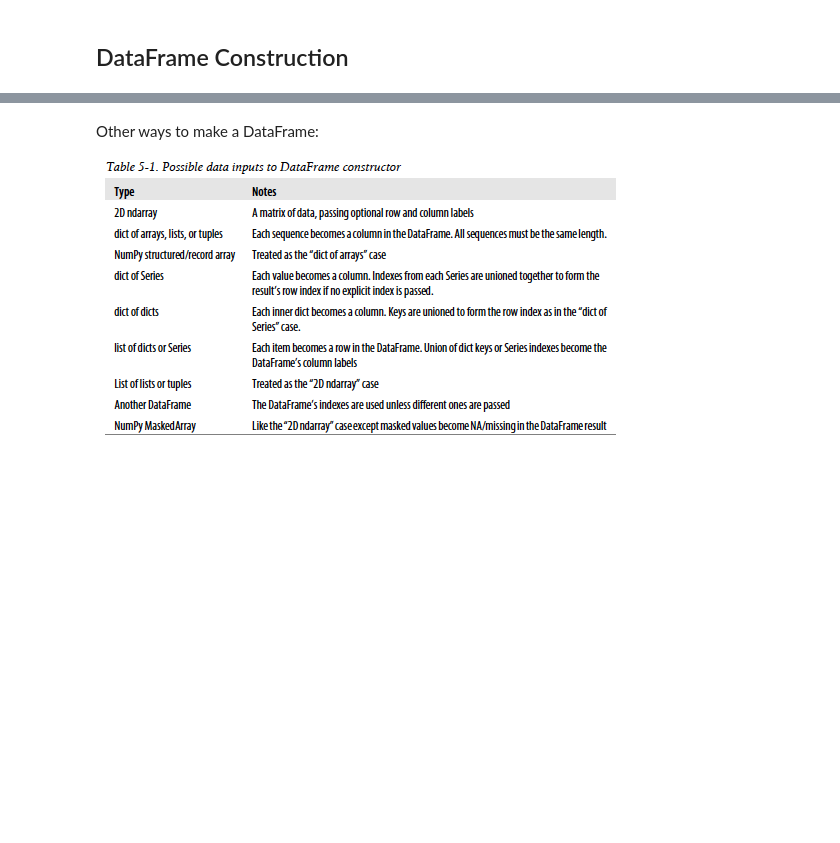
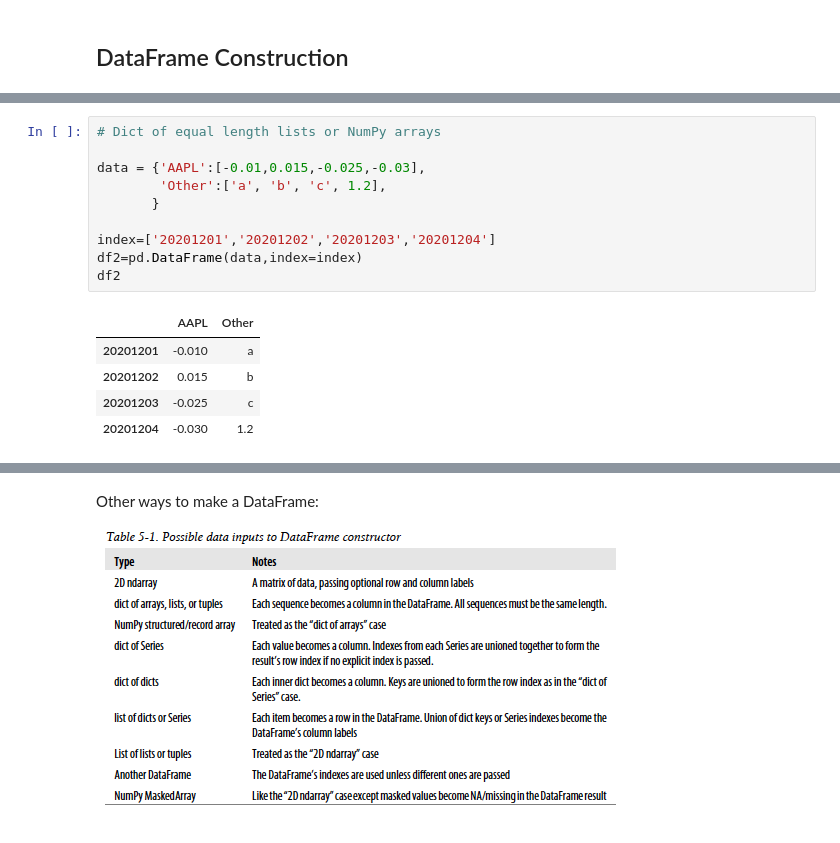
Before and after one commit to haule92/rqst, a Jupyter notebook: twsq/jupyter_code_examples/pandas_dataframe_practice/Construction.ipynb, the cells around one changed output, grey strips where cells are left out. Cells and saved outputs as stored; diff of their text form; blank space fills up the shorter version.

```diff
--- a/twsq/jupyter_code_examples/pandas_dataframe_practice/Construction.ipynb
+++ b/twsq/jupyter_code_examples/pandas_dataframe_practice/Construction.ipynb
@@ -39,3 +52,19 @@ df
+# %%
+# Dict of equal length lists or NumPy arrays
+
+data = {'AAPL':[-0.01,0.015,-0.025,-0.03],
+        'Other':['a', 'b', 'c', 1.2],
+       }
+
+index=['20201201','20201202','20201203','20201204']
+df2=pd.DataFrame(data,index=index)
+df2
+# %% [output]
+|  | AAPL | Other |
+| 20201201 | -0.010 | a |
+| 20201202 | 0.015 | b |
+| 20201203 | -0.025 | c |
+| 20201204 | -0.030 | 1.2 |
 # %%
 # Dict of Series
 index=['20201201','20201202','20201203','20201204']
```
Also changed, not shown: parts of 12 cells of this notebook, 6 other files.
